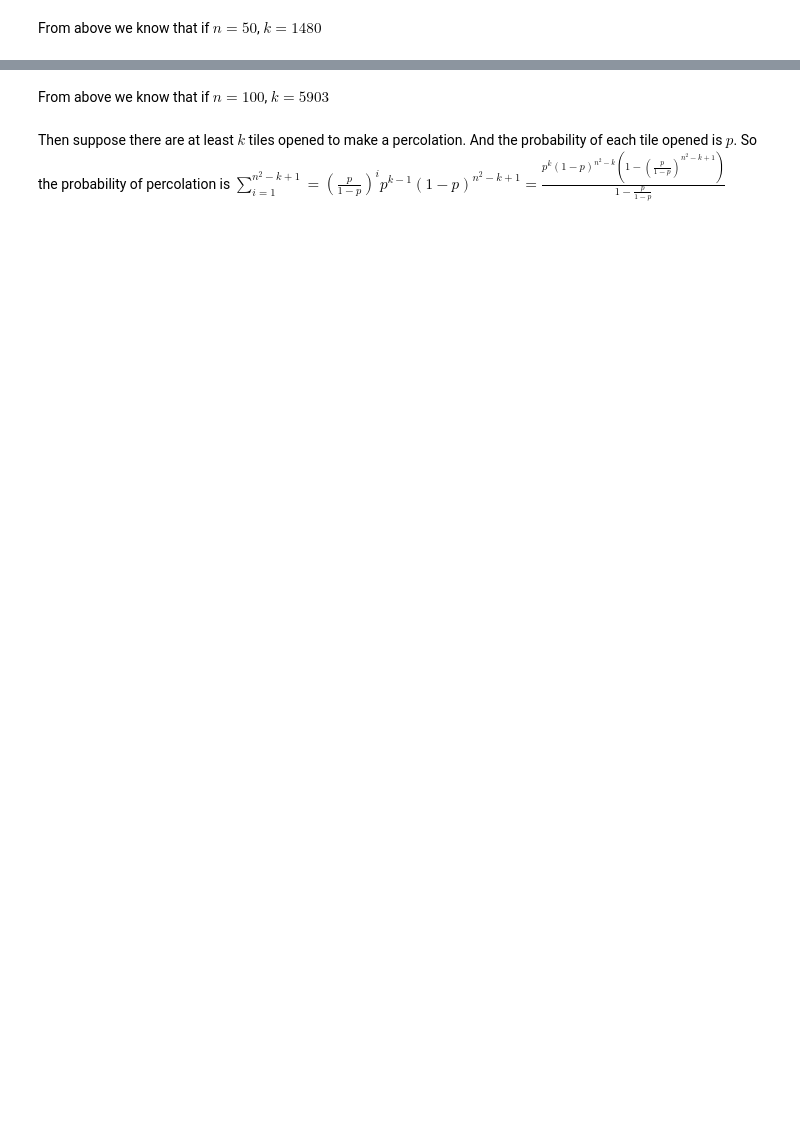
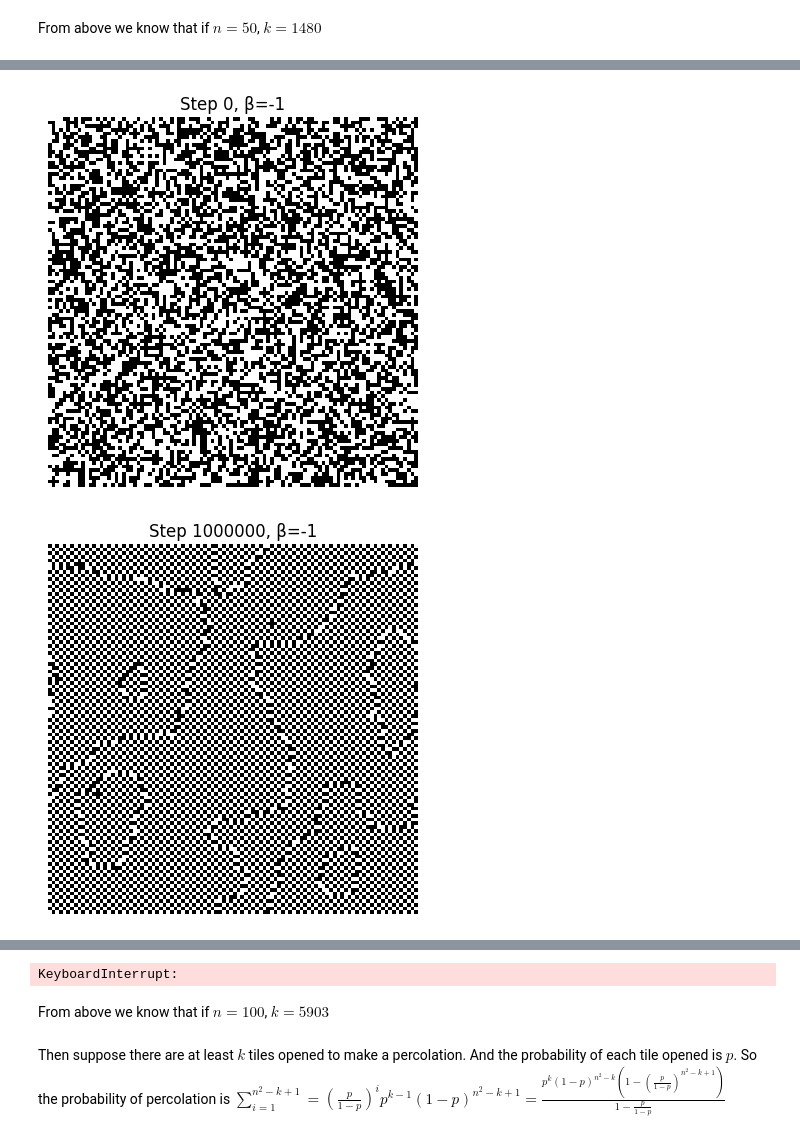
Before and after one commit to wangzh12023/Model-for-Phase-Transition-Problems, a Jupyter notebook: final.ipynb, the cells around one changed output, grey strips where cells are left out. Drawn from its saved outputs; the diff is of its cells as text; code cells hidden in the pictures; blank space fills up the shorter version.

```diff
--- a/final.ipynb
+++ b/final.ipynb
@@ -87,0 +174,69 @@ mean nums:5903.0
+# %%
+n = 300
+betas = [-5, 0.2, 0.441, 0.6]
+steps = 10000000
+
+for beta in betas:
+    final_grid = simulate_ising_gibbs(n, beta, steps)
+    plt.imshow(final_grid, cmap='gray')
+    plt.title(f"Final configuration, β={beta}")
+    plt.axis('off')
+    plt.show()
+# %%
+import numpy as np
+import matplotlib.pyplot as plt
+
+def initialize_grid(n):
+    return np.random.choice([-1, 1], size=(n, n))
+
+def gibbs_step(grid, beta):
+    n = grid.shape[0]
+    i = np.random.randint(0, n)
+    j = np.random.randint(0, n)
+    # Assume periodic boundary conditions
+    neighbors = (
+        grid[(i - 1) % n, j] +
+        grid[(i + 1) % n, j] +
+        grid[i, (j - 1) % n] +
+        grid[i, (j + 1) % n]
+    )
+    # neighbors = 0
+    # if i > 0:
+    #     neighbors += grid[i - 1, j]
+    # if i < n - 1:
+    #     neighbors += grid[i + 1, j]
+    # if j > 0:
+    #     neighbors += grid[i, j - 1]
+    # if j < n - 1:
+    #     neighbors += grid[i, j + 1]
+
+    # Calculate the conditional probability given the neighbors
+    prob = 1 / (1 + np.exp(-2 * beta * neighbors))
+    grid[i, j] = 1 if np.random.rand() < prob else -1
+
+
+def simulate_ising_gibbs(n, beta, steps):
+    grid = initialize_grid(n)
+    for step in range(steps):
+        gibbs_step(grid, beta)
+        if step % (steps // 10) == 0:
+            # Display the grid every 10% of the steps
+            plt.imshow(grid, cmap='gray')
+            plt.title(f"Step {step}, β={beta}")
+            plt.axis('off')
+            plt.show()
+    return grid
+
+n = 100
+betas = [-1, 0, 0.441, 0.8]
+steps = 10000000
+
+for beta in betas:
+    final_grid = simulate_ising_gibbs(n, beta, steps)
+    plt.imshow(final_grid, cmap='gray')
+    plt.title(f"Final configuration, β={beta}")
+    plt.axis('off')
+    plt.show()
+# %% [output]
+[figure, added]
+[figure, added]
@@ -88,3 +247,4 @@ mean nums:5903.0
+KeyboardInterrupt:
 # %% [markdown]
 From above we know that if $n=100$, $k=5903$
 # %% [markdown]
```
Also changed, not shown: parts of 8 cells of this notebook, 1 other file.
